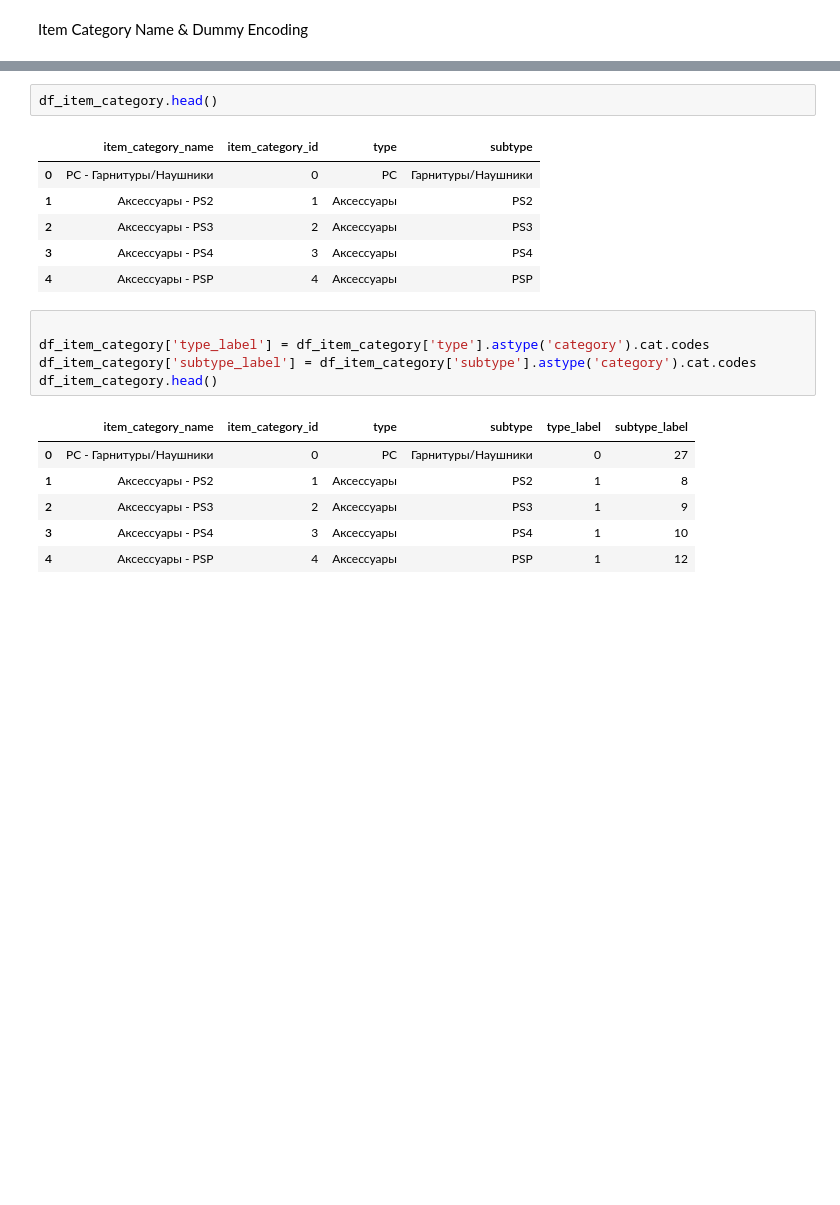
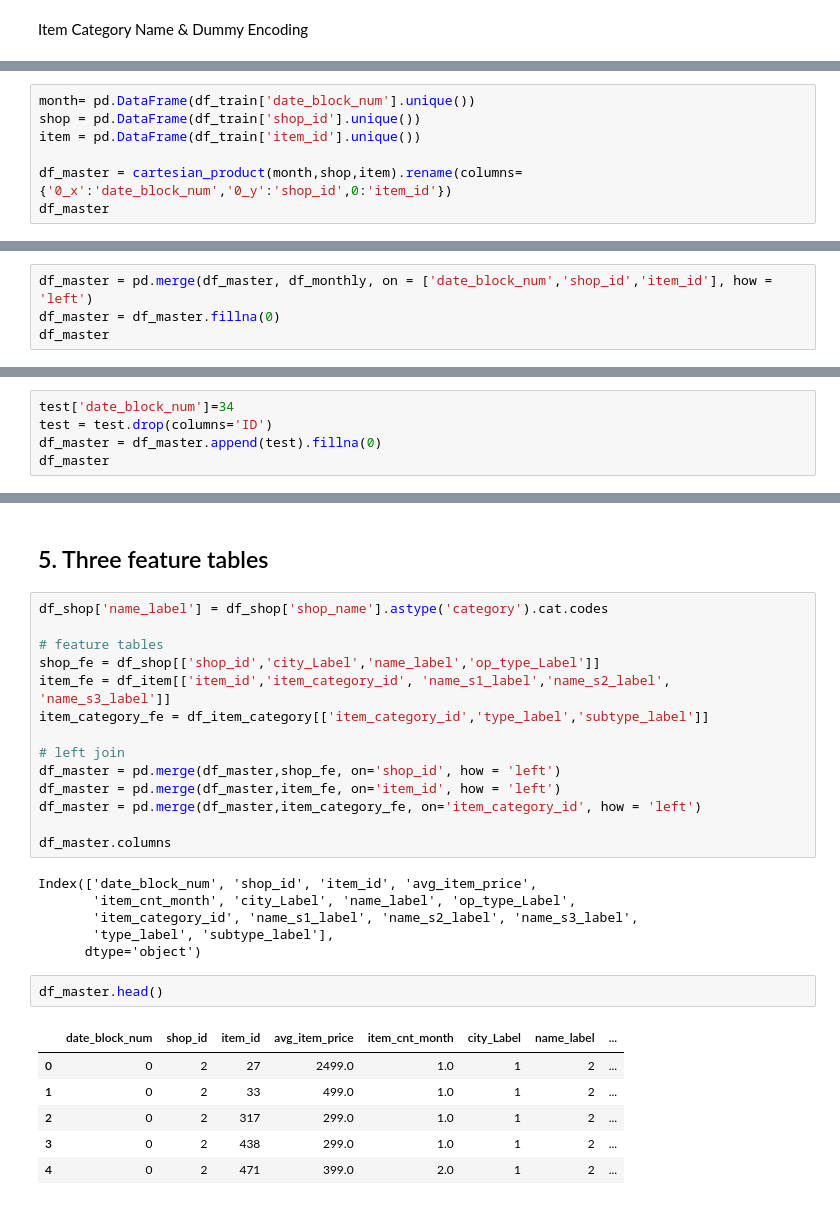
Before and after one commit to VeraDJW/Kaggle_Predict_Future_Sales_Project, a Jupyter notebook: KaggleProject.ipynb, the cells around one changed output, grey strips where cells are left out. Drawn from its saved outputs; the diff is of its cells as text; blank space fills up the shorter version.

```diff
--- a/KaggleProject.ipynb
+++ b/KaggleProject.ipynb
@@ -302,0 +380,7 @@ df_item_category.loc[type_split.len()==2,'subtype']=type_split[1]
+# %%
+month= pd.DataFrame(df_train['date_block_num'].unique())
+shop = pd.DataFrame(df_train['shop_id'].unique())
+item = pd.DataFrame(df_train['item_id'].unique())
+
+df_master = cartesian_product(month,shop,item).rename(columns={'0_x':'date_block_num','0_y':'shop_id',0:'item_id'})
+df_master
@@ -302,0 +403,4 @@ df_item_category.loc[type_split.len()==2,'subtype']=type_split[1]
+# %%
+df_master = pd.merge(df_master, df_monthly, on = ['date_block_num','shop_id','item_id'], how = 'left')
+df_master = df_master.fillna(0)
+df_master
@@ -302,0 +423,5 @@ df_item_category.loc[type_split.len()==2,'subtype']=type_split[1]
+# %%
+test['date_block_num']=34
+test = test.drop(columns='ID')
+df_master = df_master.append(test).fillna(0)
+df_master
@@ -303,21 +442,31 @@ df_item_category.loc[type_split.len()==2,'subtype']=type_split[1]
+# %% [markdown]
+## 5. Three feature tables
+# %%
+df_shop['name_label'] = df_shop['shop_name'].astype('category').cat.codes
+
+# feature tables
+shop_fe = df_shop[['shop_id','city_Label','name_label','op_type_Label']]
+item_fe = df_item[['item_id','item_category_id', 'name_s1_label','name_s2_label', 'name_s3_label']]
+item_category_fe = df_item_category[['item_category_id','type_label','subtype_label']]
+
+# left join
+df_master = pd.merge(df_master,shop_fe, on='shop_id', how = 'left')
+df_master = pd.merge(df_master,item_fe, on='item_id', how = 'left')
+df_master = pd.merge(df_master,item_category_fe, on='item_category_id', how = 'left')
+
+df_master.columns
+# %% [output]
+Index(['date_block_num', 'shop_id', 'item_id', 'avg_item_price',
+       'item_cnt_month', 'city_Label', 'name_label', 'op_type_Label',
+       'item_category_id', 'name_s1_label', 'name_s2_label', 'name_s3_label',
+       'type_label', 'subtype_label'],
+      dtype='object')
 # %%
-df_item_category.head()
+df_master.head()
 # %% [output]
-|  | item_category_name | item_category_id | type | subtype |
-| 0 | PC - Гарнитуры/Наушники | 0 | PC | Гарнитуры/Наушники |
-| 1 | Аксессуары - PS2 | 1 | Аксессуары | PS2 |
-| 2 | Аксессуары - PS3 | 2 | Аксессуары | PS3 |
-| 3 | Аксессуары - PS4 | 3 | Аксессуары | PS4 |
-| 4 | Аксессуары - PSP | 4 | Аксессуары | PSP |
+|  | date_block_num | shop_id | item_id | avg_item_price | item_cnt_month | city_Label | name_label | ... |
+| 0 | 0 | 2 | 27 | 2499.0 | 1.0 | 1 | 2 | ... |
+| 1 | 0 | 2 | 33 | 499.0 | 1.0 | 1 | 2 | ... |
+| 2 | 0 | 2 | 317 | 299.0 | 1.0 | 1 | 2 | ... |
+| 3 | 0 | 2 | 438 | 299.0 | 1.0 | 1 | 2 | ... |
+| 4 | 0 | 2 | 471 | 399.0 | 2.0 | 1 | 2 | ... |
-# %%
-
-df_item_category['type_label'] = df_item_category['type'].astype('category').cat.codes
-df_item_category['subtype_label'] = df_item_category['subtype'].astype('category').cat.codes
-df_item_category.head()
-# %% [output]
-|  | item_category_name | item_category_id | type | subtype | type_label | subtype_label |
-| 0 | PC - Гарнитуры/Наушники | 0 | PC | Гарнитуры/Наушники | 0 | 27 |
-| 1 | Аксессуары - PS2 | 1 | Аксессуары | PS2 | 1 | 8 |
-| 2 | Аксессуары - PS3 | 2 | Аксессуары | PS3 | 1 | 9 |
-| 3 | Аксессуары - PS4 | 3 | Аксессуары | PS4 | 1 | 10 |
-| 4 | Аксессуары - PSP | 4 | Аксессуары | PSP | 1 | 12 |
```
Also changed, not shown: parts of 41 cells of this notebook.
